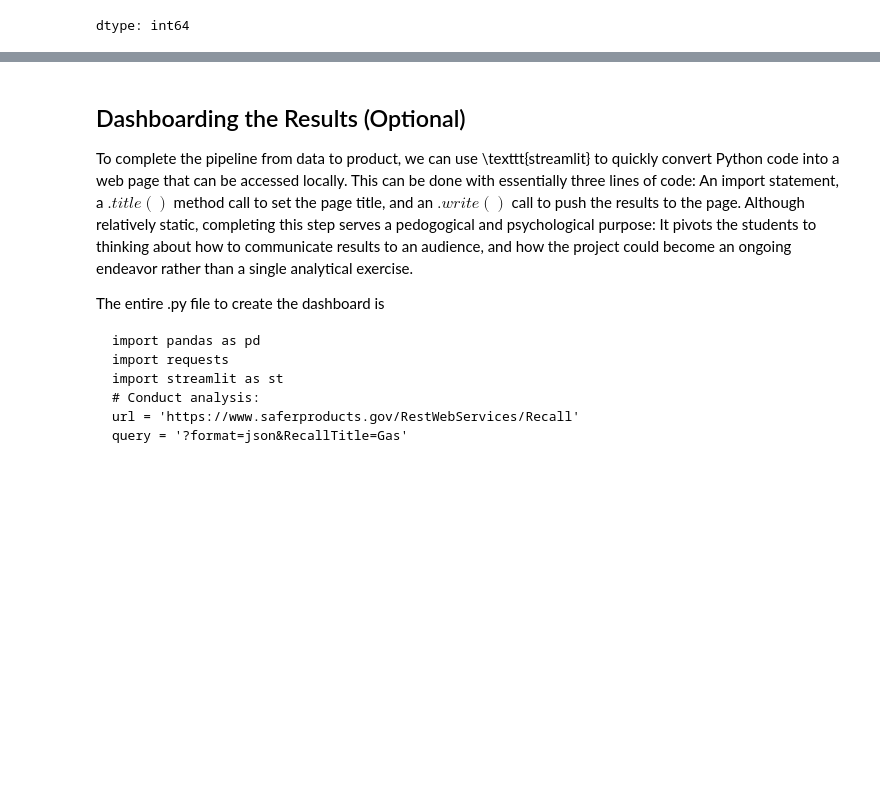
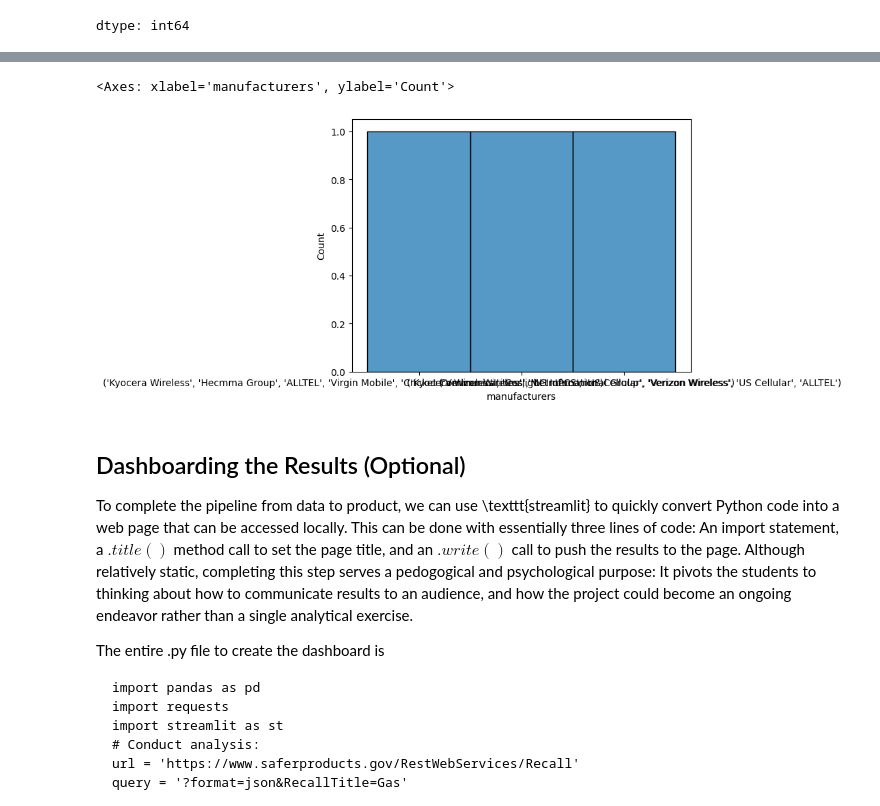
Before and after one commit to pwy7fv/labs, a Jupyter notebook: 01_api_calls/assignment_notebook.ipynb, the cells around one changed output, grey strips where cells are left out. Cells and saved outputs as stored; diff of their text form; code cells hidden in the pictures; blank space fills up the shorter version.

```diff
--- a/01_api_calls/assignment_notebook.ipynb
+++ b/01_api_calls/assignment_notebook.ipynb
@@ -242,0 +244,12 @@ IndentationError: expected an indented block after 'for' statement on line 6 (<i
+# %%
+temp = df['Manufacturers']
+clean_values = []
+for i in range(len(temp)):
+  if len(temp[i])>0:
+    values = []
+    for j in range(len(temp[i])):
+      values.append(temp[i][j]['Name'] )
+    clean_values.append(values)
+  else:
+    clean_values.append('')
+df['manufacturers'] = clean_values
@@ -242,0 +273,2 @@ IndentationError: expected an indented block after 'for' statement on line 6 (<i
+# %%
+df['manufacturers'] = df['manufacturers'].astype(str)
@@ -243,3 +278,10 @@ IndentationError: expected an indented block after 'for' statement on line 6 (<i
+# %%
+var = 'manufacturers'
+# %%
+sns.histplot(df[var])
+# %% [output]
+<Axes: xlabel='manufacturers', ylabel='Count'>
+[figure, added]
 # %% [markdown]
 ## Dashboarding the Results (Optional)
 
```
Also changed, not shown: parts of 14 cells of this notebook.
